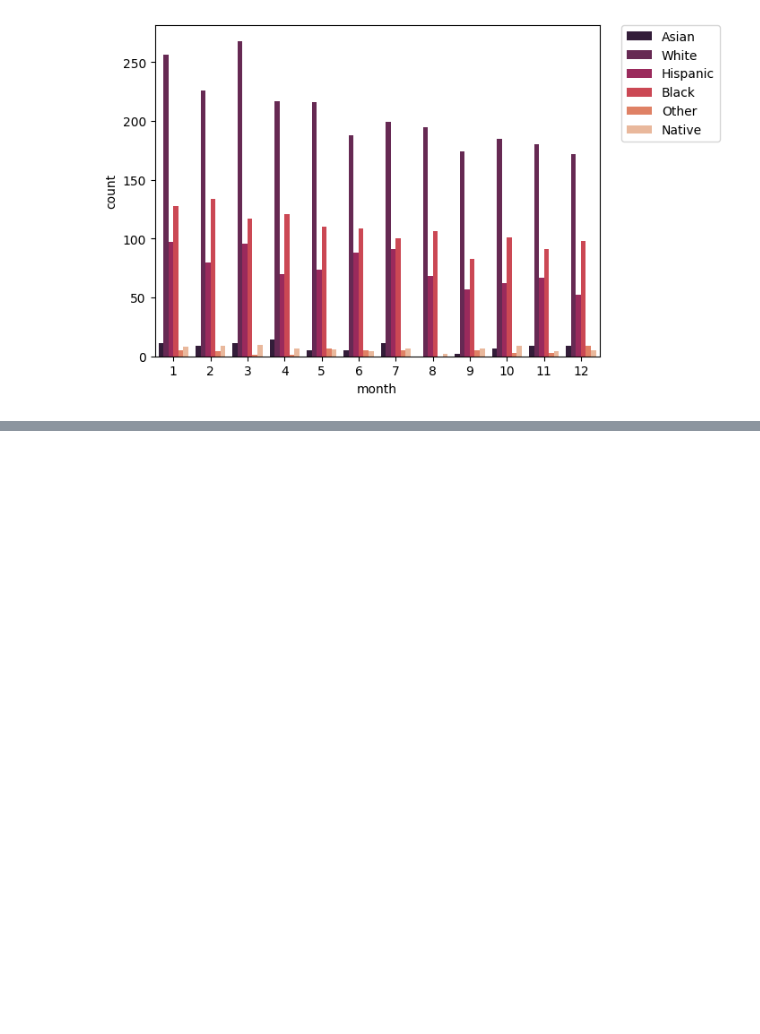
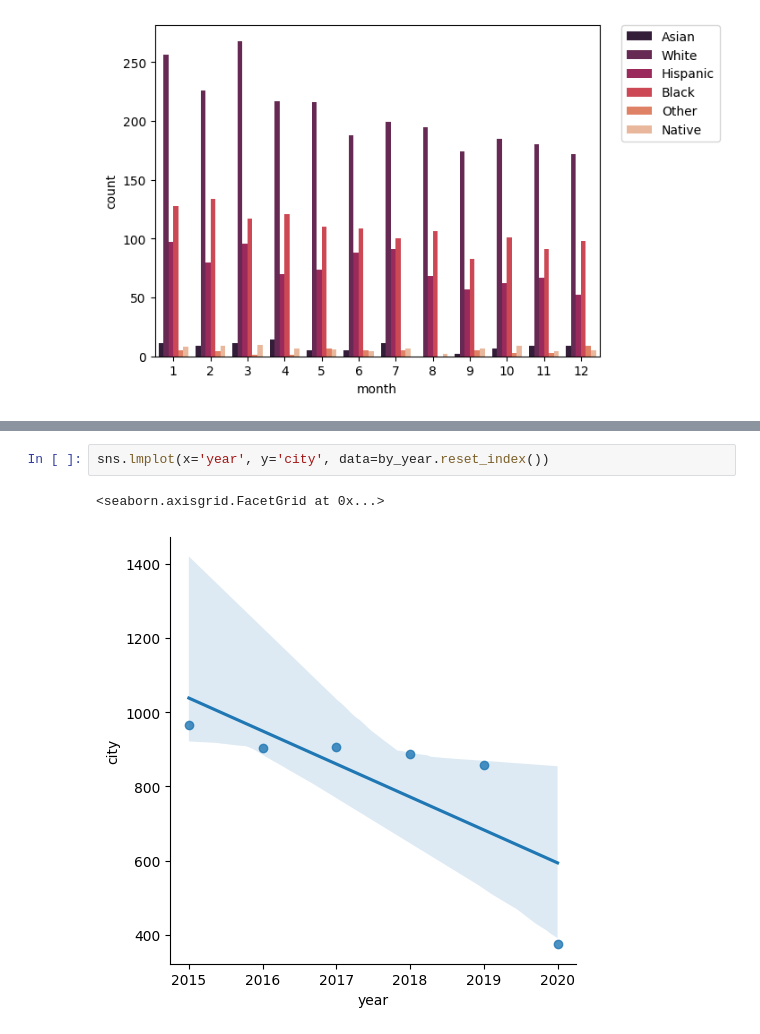
Before and after one commit to KRATOSru/data-scien-basic, a Jupyter notebook: finalproject/UsShotingProject.ipynb, the cells around one changed output, grey strips where cells are left out. Saved outputs shown, nothing was run; the diff lists cells and outputs as text; blank space fills up the shorter version.

```diff
--- a/finalproject/UsShotingProject.ipynb
+++ b/finalproject/UsShotingProject.ipynb
@@ -129,0 +163,5 @@ plt.legend(bbox_to_anchor=(1.05, 1), loc=2, borderaxespad=0)
+# %%
+sns.lmplot(x='year', y='city', data=by_year.reset_index())
+# %% [output]
+<seaborn.axisgrid.FacetGrid at 0x...>
+[figure, added]
```
Also changed, not shown: parts of 11 cells of this notebook.
